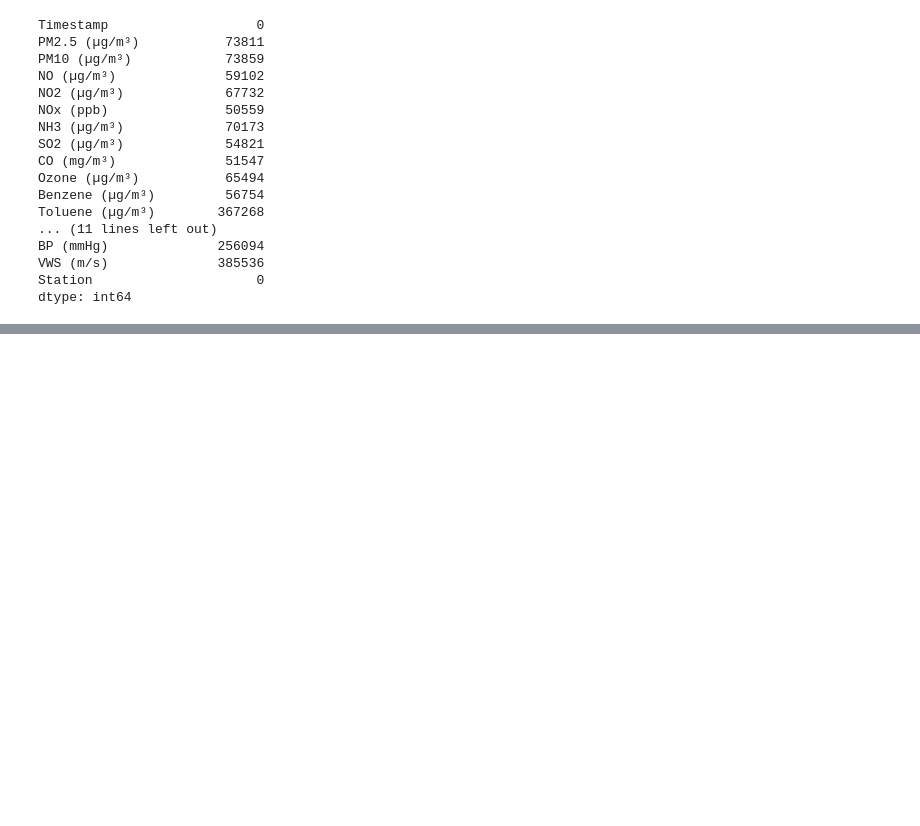
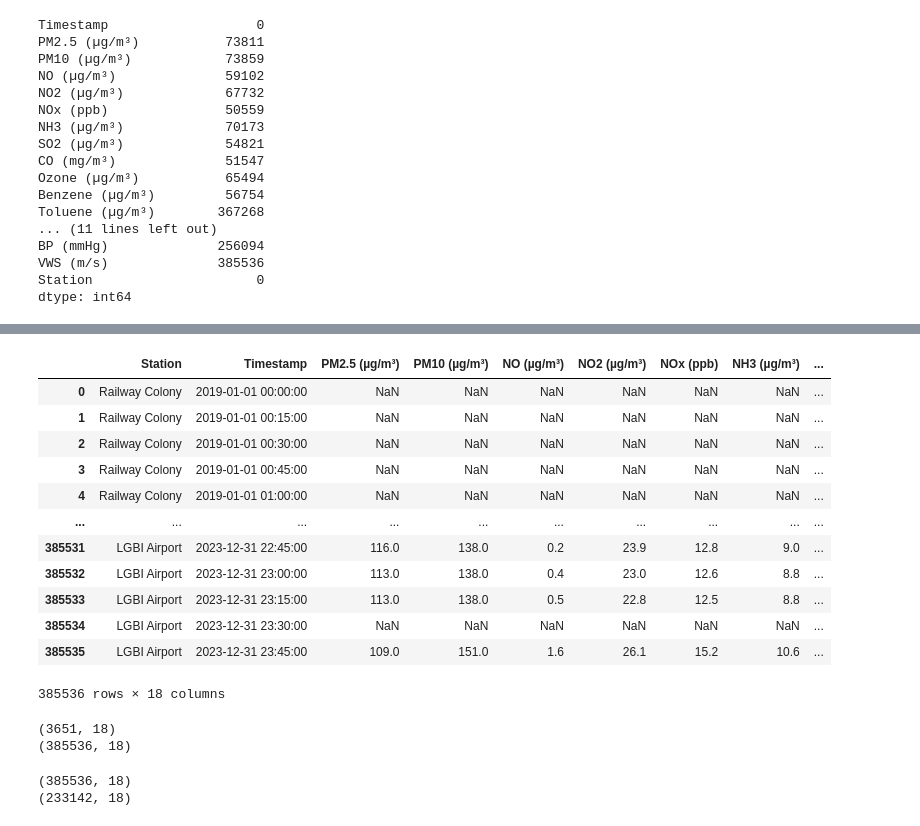
Before and after one commit to GullibleSandwich/ML-Project-CS361, a Jupyter notebook: preprocessing.ipynb, the cells around one changed output, grey strips where cells are left out. Saved outputs shown, nothing was run; the diff lists cells and outputs as text; code cells hidden in the pictures; blank space fills up the shorter version.

```diff
--- a/preprocessing.ipynb
+++ b/preprocessing.ipynb
@@ -132,0 +134,40 @@ df_15m.head()
+# %%
+# calculate 24hr avg over 15min intervals, out of which data of 16 one-hr intervals must be present
+df_15m["PM2.5_24hr_avg"] = df_15m["PM2.5 (µg/m³)"].rolling(window = 24*4, min_periods = 16*4).mean().values
+df_15m["PM10_24hr_avg"] = df_15m["PM10 (µg/m³)"].rolling(window = 24*4, min_periods = 16*4).mean().values
+df_15m["NOx_24hr_avg"] = df_15m["NOx (ppb)"].rolling(window = 24*4, min_periods = 16*4).mean().values
+df_15m["NH3_24hr_avg"] = df_15m["NH3 (µg/m³)"].rolling(window = 24*4, min_periods = 16*4).mean().values
+df_15m["SO2_24hr_avg"] = df_15m["SO2 (µg/m³)"].rolling(window = 24*4, min_periods = 16*4).mean().values
+
+df_15m["CO_8hr_max"] = df_15m["CO (mg/m³)"].rolling(window = 8*4, min_periods = 1*4).max().values
+df_15m["O3_8hr_max"] = df_15m["Ozone (µg/m³)"].rolling(window = 8*4, min_periods = 1*4).max().values
+
+df_15m
+# %% [output]
+|  | Station | Timestamp | PM2.5 (µg/m³) | PM10 (µg/m³) | NO (µg/m³) | NO2 (µg/m³) | NOx (ppb) | NH3 (µg/m³) | ... |
+| 0 | Railway Colony | 2019-01-01 00:00:00 | NaN | NaN | NaN | NaN | NaN | NaN | ... |
+| 1 | Railway Colony | 2019-01-01 00:15:00 | NaN | NaN | NaN | NaN | NaN | NaN | ... |
+| 2 | Railway Colony | 2019-01-01 00:30:00 | NaN | NaN | NaN | NaN | NaN | NaN | ... |
+| 3 | Railway Colony | 2019-01-01 00:45:00 | NaN | NaN | NaN | NaN | NaN | NaN | ... |
+| 4 | Railway Colony | 2019-01-01 01:00:00 | NaN | NaN | NaN | NaN | NaN | NaN | ... |
+| ... | ... | ... | ... | ... | ... | ... | ... | ... | ... |
+| 385531 | LGBI Airport | 2023-12-31 22:45:00 | 116.0 | 138.0 | 0.2 | 23.9 | 12.8 | 9.0 | ... |
+| 385532 | LGBI Airport | 2023-12-31 23:00:00 | 113.0 | 138.0 | 0.4 | 23.0 | 12.6 | 8.8 | ... |
+| 385533 | LGBI Airport | 2023-12-31 23:15:00 | 113.0 | 138.0 | 0.5 | 22.8 | 12.5 | 8.8 | ... |
+| 385534 | LGBI Airport | 2023-12-31 23:30:00 | NaN | NaN | NaN | NaN | NaN | NaN | ... |
+| 385535 | LGBI Airport | 2023-12-31 23:45:00 | 109.0 | 151.0 | 1.6 | 26.1 | 15.2 | 10.6 | ... |
+385536 rows × 18 columns
+# %%
+print(df_1d.shape)
+print(df_15m.shape) # 10+7 cols
+# %% [output]
+(3651, 18)
+(385536, 18)
+# %%
+df_15m_nan = df_15m
+df_15m_clean = df_15m.dropna(inplace=False)
+print(df_15m_nan.shape)
+print(df_15m_clean.shape)
+# %% [output]
+(385536, 18)
+(233142, 18)
```
Also changed, not shown: parts of 24 cells of this notebook.
